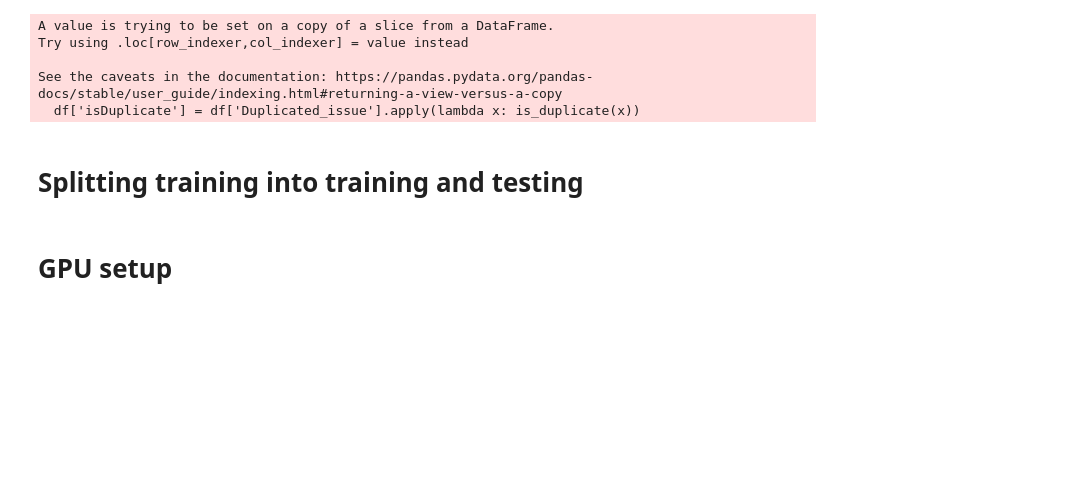
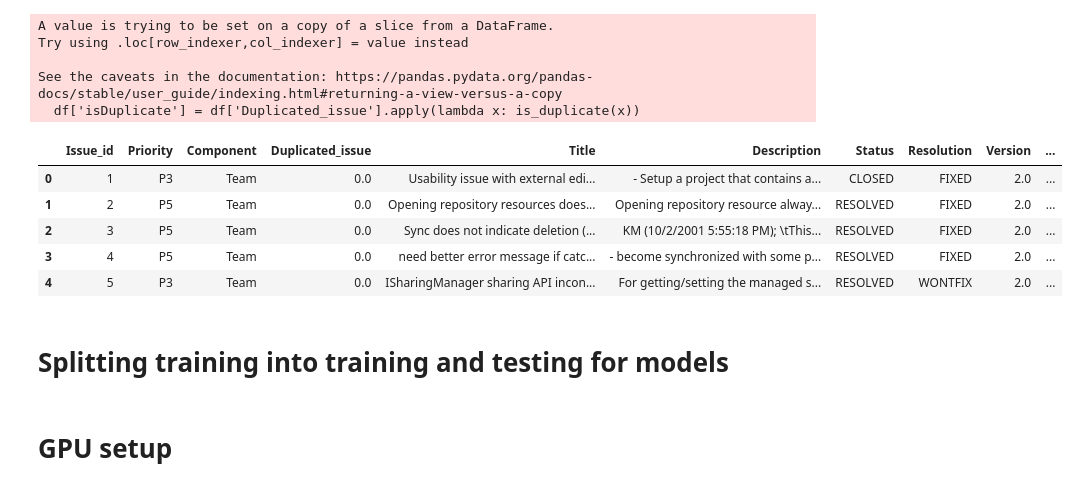
Before and after one commit to qas-lab/LaneyREU, a Jupyter notebook: binary_classfication.ipynb, the cells around one changed output. Saved outputs shown, nothing was run; the diff lists cells and outputs as text; code cells hidden in the pictures; blank space fills up the shorter version.

```diff
--- a/binary_classfication.ipynb
+++ b/binary_classfication.ipynb
@@ -100,7 +96,16 @@ Try using .loc[row_indexer,col_indexer] = value instead
 
 See the caveats in the documentation: https://pandas.pydata.org/pandas-docs/stable/user_guide/indexing.html#returning-a-view-versus-a-copy
   df['isDuplicate'] = df['Duplicated_issue'].apply(lambda x: is_duplicate(x))
+# %%
+df.head()
+# %% [output]
+|  | Issue_id | Priority | Component | Duplicated_issue | Title | Description | Status | Resolution | Version | ... |
+| 0 | 1 | P3 | Team | 0.0 | Usability issue with external edi... | - Setup a project that contains a... | CLOSED | FIXED | 2.0 | ... |
+| 1 | 2 | P5 | Team | 0.0 | Opening repository resources does... | Opening repository resource alway... | RESOLVED | FIXED | 2.0 | ... |
+| 2 | 3 | P5 | Team | 0.0 | Sync does not indicate deletion (... | KM (10/2/2001 5:55:18 PM); \tThis... | RESOLVED | FIXED | 2.0 | ... |
+| 3 | 4 | P5 | Team | 0.0 | need better error message if catc... | - become synchronized with some p... | RESOLVED | FIXED | 2.0 | ... |
+| 4 | 5 | P3 | Team | 0.0 | ISharingManager sharing API incon... | For getting/setting the managed s... | RESOLVED | WONTFIX | 2.0 | ... |
 # %% [markdown]
-# Splitting training into training and testing
+# Splitting training into training and testing for models
 # %%
 from sklearn.model_selection import train_test_split
```
Also changed, not shown: parts of 56 cells of this notebook.
